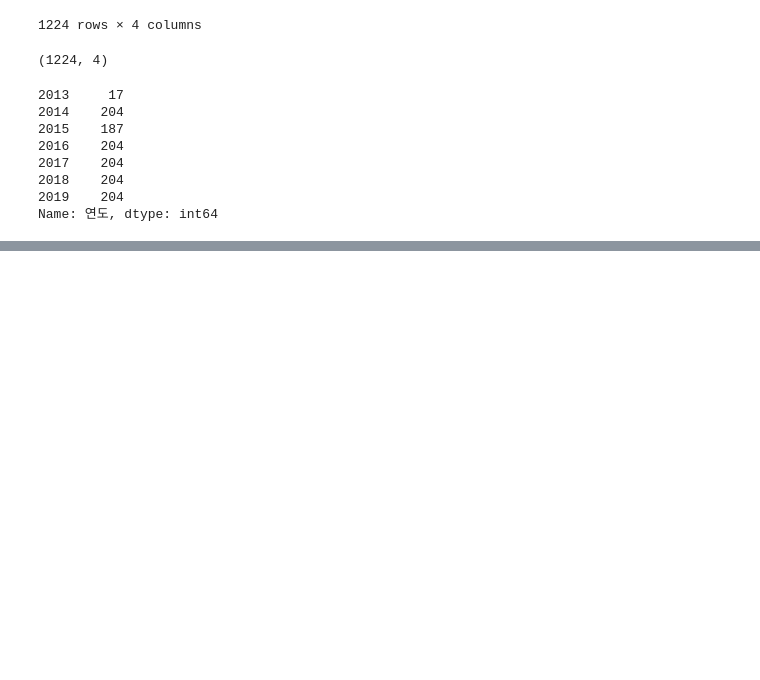
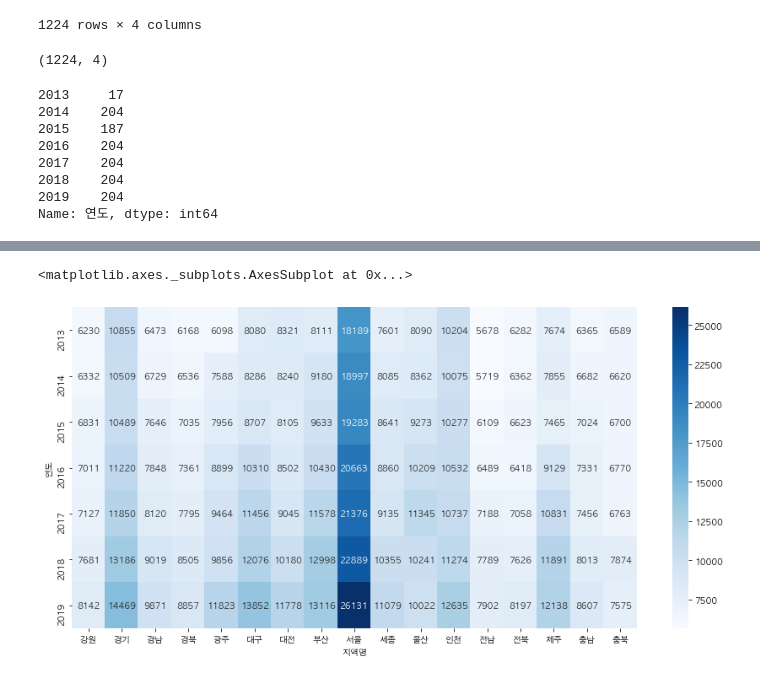
Before and after one commit to yekyung2/Python-DataAnalysis, a Jupyter notebook: practice1.ipynb, the cells around one changed output, grey strips where cells are left out. Saved outputs shown, nothing was run; the diff lists cells and outputs as text; code cells hidden in the pictures; blank space fills up the shorter version.

Commit message:
add pivot table and groupby

```diff
--- a/practice1.ipynb
+++ b/practice1.ipynb
@@ -1207,0 +1210,3 @@ Name: 연도, dtype: int64
+# %%
+t = pd.pivot_table(df, index='연도', columns='지역명', values='평당분양가격').round()
+t
@@ -1207,0 +1223,6 @@ Name: 연도, dtype: int64
+# %%
+plt.figure(figsize=(15,7))
+sns.heatmap(t, cmap="Blues", annot=True, fmt=".0f")
+# %% [output]
+<matplotlib.axes._subplots.AxesSubplot at 0x...>
+[figure, added]
```
Also changed, not shown: parts of 13 cells of this notebook.
